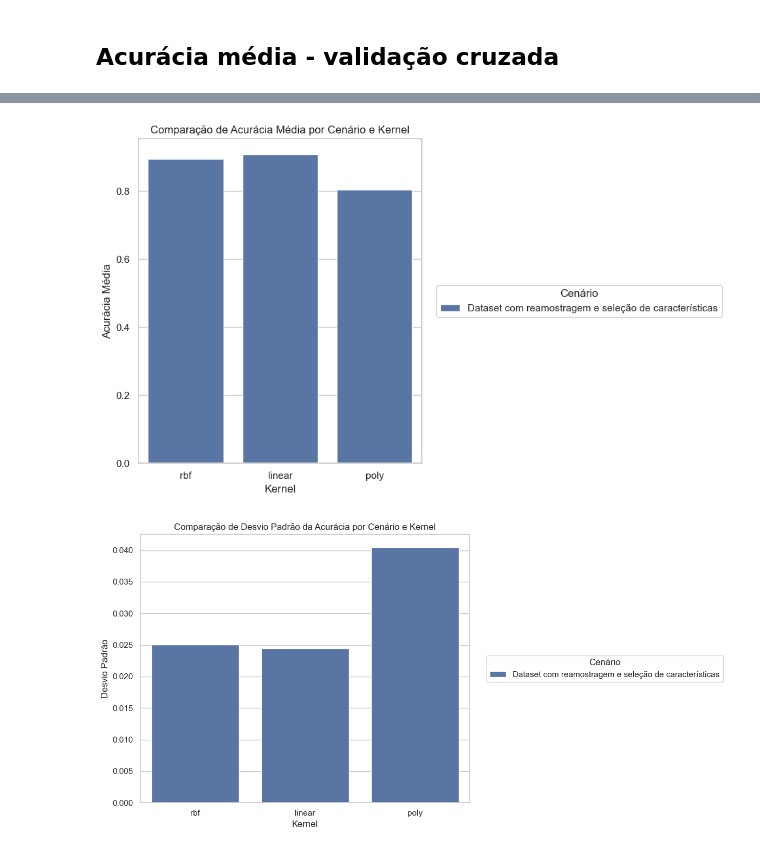
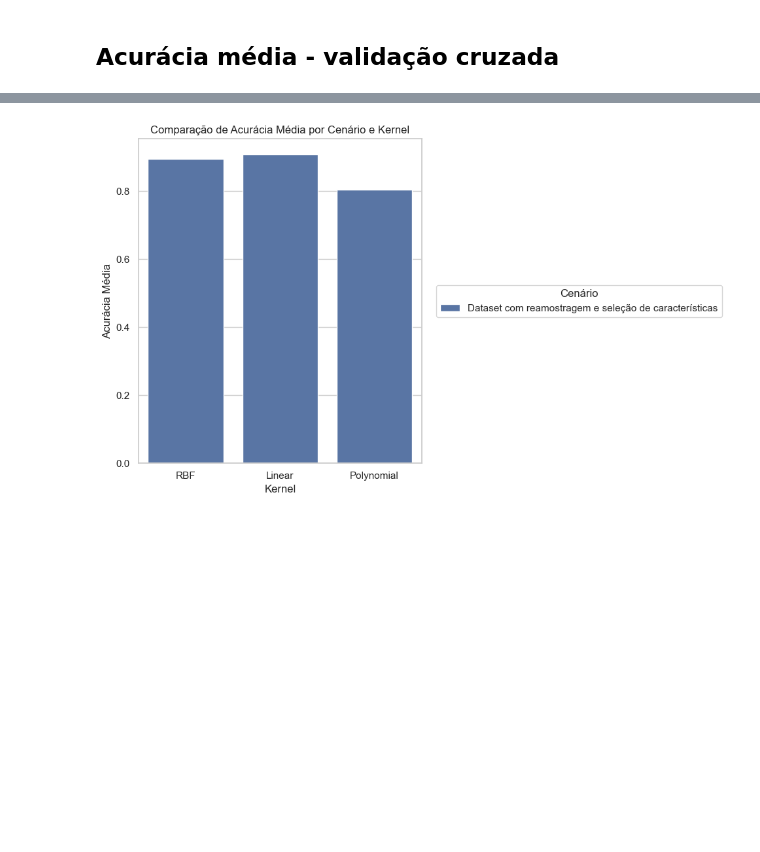
Before and after one commit to WesleydosSantos/machine-learning-tecnicas, a Jupyter notebook: Modelos/svm.ipynb, the cells around one changed output, grey strips where cells are left out. Saved outputs shown, nothing was run; the diff lists cells and outputs as text; code cells hidden in the pictures; blank space fills up the shorter version.

```diff
--- a/Modelos/svm.ipynb
+++ b/Modelos/svm.ipynb
@@ -540,17 +602,25 @@ Desvio padrão da acurácia: 2.45%
 # %%
 #Instanciando o modelo com kernel 'poly'
 svm = SVC(kernel='poly', random_state = 42)
+
+cv_scores = cross_val_score(svm, X_train_balanced_selected, y_train_balanced_selected, cv = 10, scoring='accuracy')
+print(f"Acurácia média da validação cruzada: {cv_scores.mean() * 100:.2f}%")
+print(f"Desvio padrão da acurácia: {cv_scores.std() * 100:.2f}%")
 
 svm.fit(X_train_balanced_selected, y_train_balanced_selected)
 
 y_pred = svm.predict(X_test_selected)
 
-#avaliando o modelo com o cross-validation
-cv_scores = cross_val_score(svm, X_train_balanced_selected, y_train_balanced_selected, cv = 10, scoring='accuracy')
+matriz_conf = confusion_matrix(y_test, y_pred)
+
+sns.heatmap(matriz_conf, annot=True, fmt='d', cmap='Blues',
+            xticklabels=['0', '1'],
+            yticklabels=['0', '1'])
+
+plt.title('Matriz de Confusão')
+plt.xlabel('Valor Predito')
+plt.ylabel('Valor Real');
 
 print('Relatório do modelo\n\n', classification_report(y_test, y_pred))
-print(f"Acurácia média da validação cruzada: {cv_scores.mean() * 100:.2f}%")
-print(f"Desvio padrão da acurácia: {cv_scores.std() * 100:.2f}%")
-
-results_cenario3.append({'Cenário': 'Dataset com reamostragem e seleção de características', 'Kernel': 'poly', 'Acurácia Média': cv_scores.mean(), 'Desvio Padrão': cv_scores.std()})
+results_cenario3.append({'Cenário': 'Dataset com reamostragem e seleção de características', 'Kernel': 'Polynomial', 'Acurácia Média': cv_scores.mean(), 'Desvio Padrão': cv_scores.std()})
 # %% [output]
@@ -631,26 +679,15 @@ plt.show()
 # %%
 # Configurar o estilo do gráfico
 sns.set(style="whitegrid")
 
 # Gráfico de Acurácia Média
 plt.figure(figsize=(10, 6))
 sns.barplot(x="Kernel", y="Acurácia Média", hue="Cenário", data=results_df_cenario3)
 plt.title("Comparação de Acurácia Média por Cenário e Kernel")
 plt.xlabel("Kernel")
 plt.ylabel("Acurácia Média")
 plt.legend(title="Cenário",loc='center left', bbox_to_anchor=(1.05, 0.5), borderaxespad=0.)
 plt.tight_layout()
 plt.show()
-
-# Gráfico de Desvio Padrão da Acurácia
-plt.figure(figsize=(12, 6))
-sns.barplot(x="Kernel", y="Desvio Padrão", hue="Cenário", data=results_df_cenario3)
-plt.title("Comparação de Desvio Padrão da Acurácia por Cenário e Kernel")
-plt.xlabel("Kernel")
-plt.ylabel("Desvio Padrão")
-plt.legend(title="Cenário",loc='center left', bbox_to_anchor=(1.05, 0.5), borderaxespad=0.)
-plt.tight_layout()
-plt.show()
 # %% [output]
-[figure, old version]
+[figure, new version]
-[figure, removed]
```
Also changed, not shown: parts of 13 cells of this notebook.
